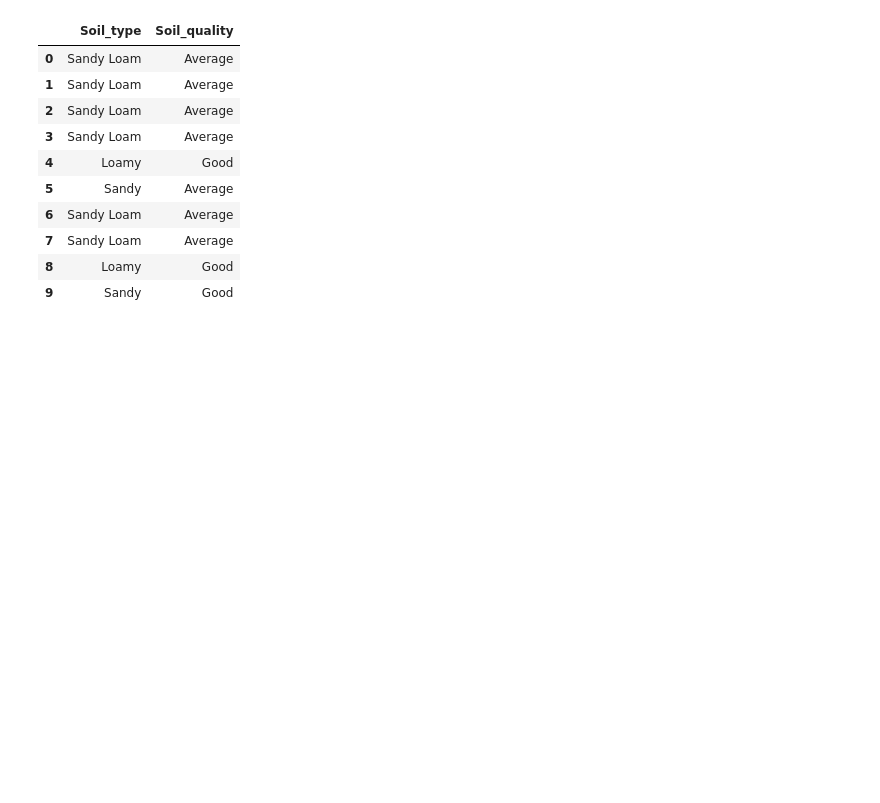
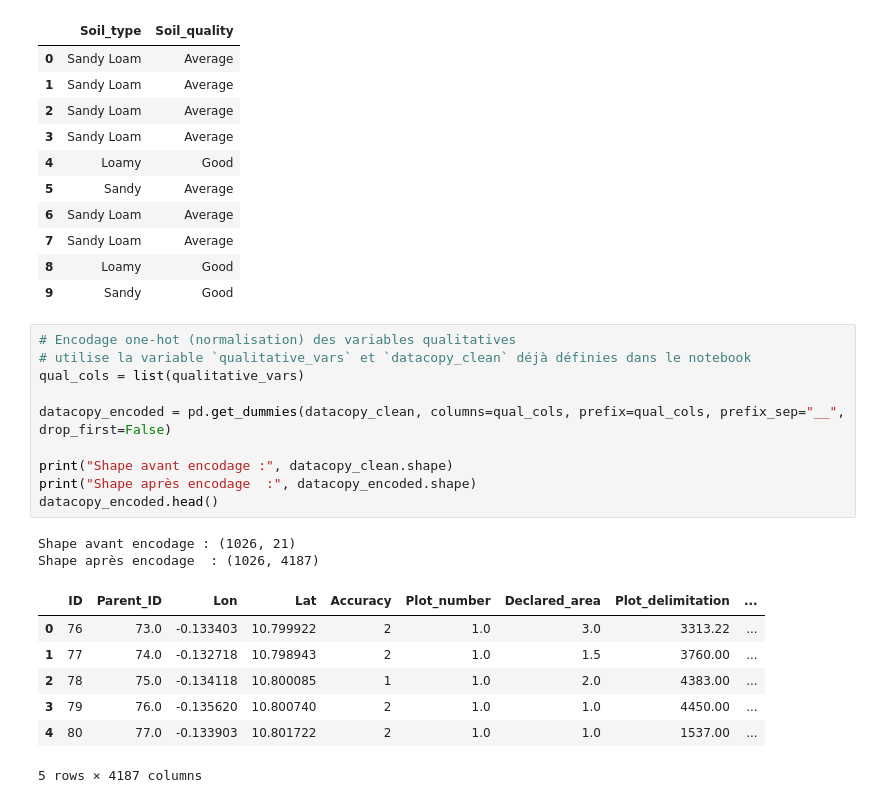
Before and after one commit to francisdanzo/Data-Mining, a Jupyter notebook: TP_DataMining.ipynb, the cells around one changed output. Cells and saved outputs as stored; diff of their text form; blank space fills up the shorter version.

Commit message:
Add one-hot encoding for qualitative variables and display shape before and after encoding

```diff
--- a/TP_DataMining.ipynb
+++ b/TP_DataMining.ipynb
@@ -323,3 +323,23 @@ table_cross.head(10)
 | 7 | Sandy Loam | Average |
 | 8 | Loamy | Good |
 | 9 | Sandy | Good |
+# %%
+# Encodage one-hot (normalisation) des variables qualitatives
+# utilise la variable `qualitative_vars` et `datacopy_clean` déjà définies dans le notebook
+qual_cols = list(qualitative_vars)
+
+datacopy_encoded = pd.get_dummies(datacopy_clean, columns=qual_cols, prefix=qual_cols, prefix_sep="__", drop_first=False)
+
+print("Shape avant encodage :", datacopy_clean.shape)
+print("Shape après encodage  :", datacopy_encoded.shape)
+datacopy_encoded.head()
+# %% [output]
+Shape avant encodage : (1026, 21)
+Shape après encodage  : (1026, 4187)
+|  | ID | Parent_ID | Lon | Lat | Accuracy | Plot_number | Declared_area | Plot_delimitation | ... |
+| 0 | 76 | 73.0 | -0.133403 | 10.799922 | 2 | 1.0 | 3.0 | 3313.22 | ... |
+| 1 | 77 | 74.0 | -0.132718 | 10.798943 | 2 | 1.0 | 1.5 | 3760.00 | ... |
+| 2 | 78 | 75.0 | -0.134118 | 10.800085 | 1 | 1.0 | 2.0 | 4383.00 | ... |
+| 3 | 79 | 76.0 | -0.135620 | 10.800740 | 2 | 1.0 | 1.0 | 4450.00 | ... |
+| 4 | 80 | 77.0 | -0.133903 | 10.801722 | 2 | 1.0 | 1.0 | 1537.00 | ... |
+5 rows × 4187 columns
```
